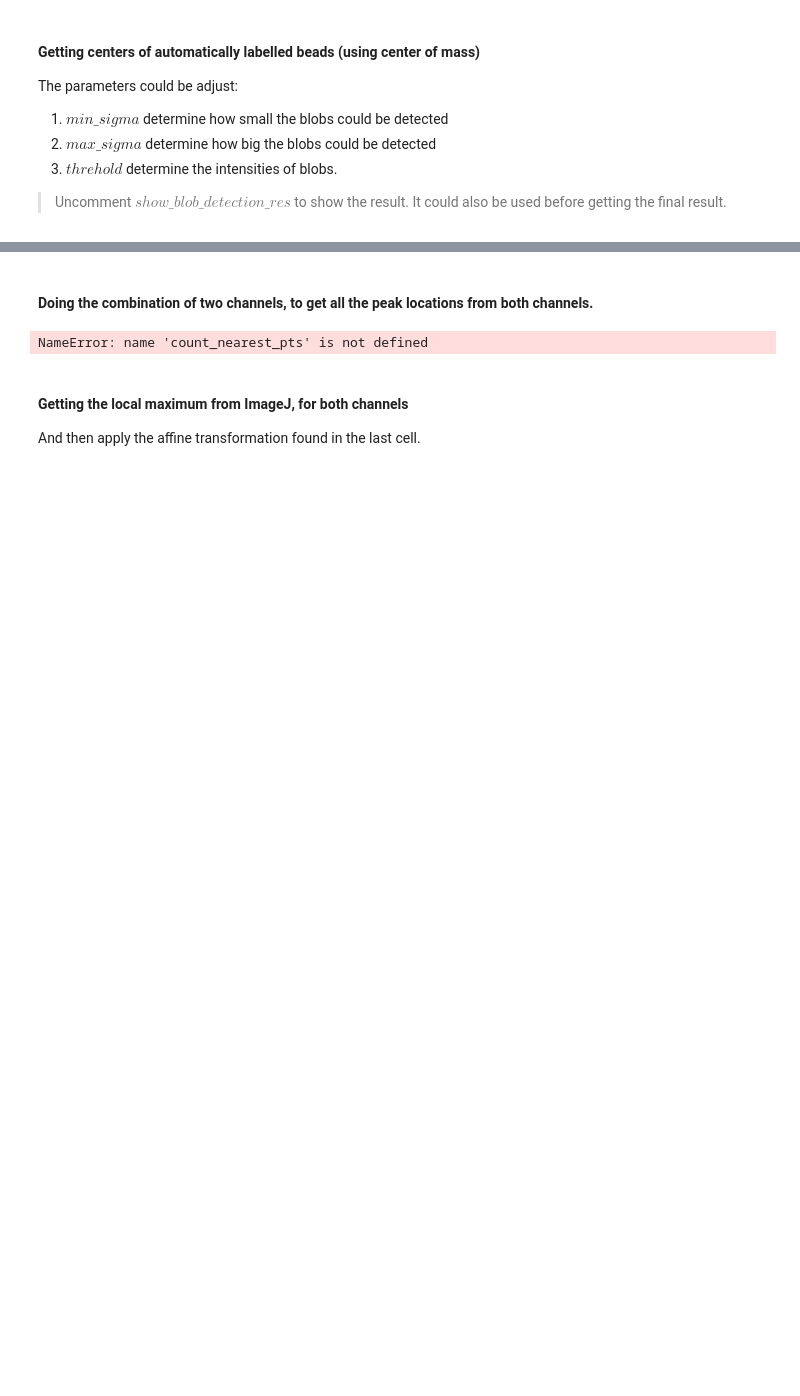
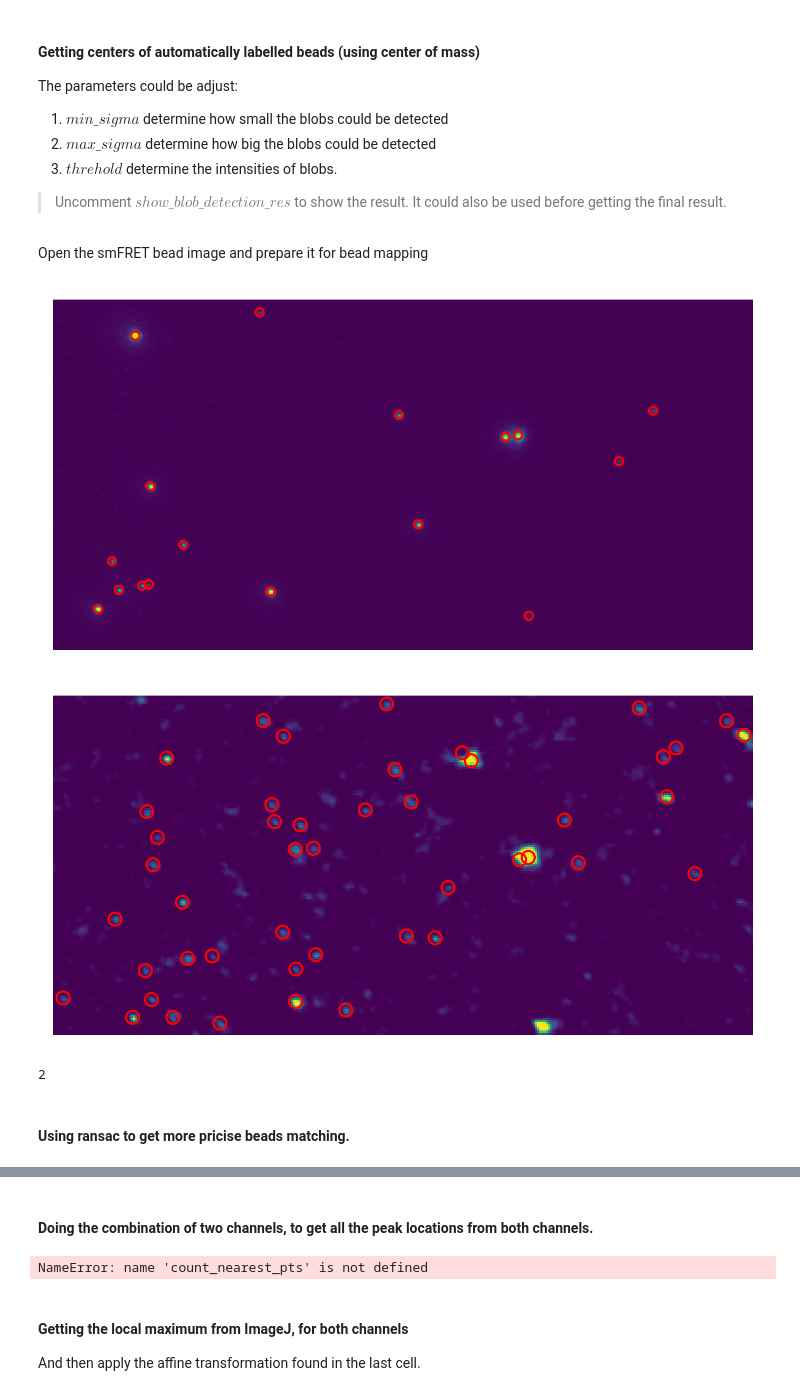
Before and after one commit to deindllab/MUSCLE, a Jupyter notebook: JupyterNotebooks/pipeline_first.ipynb, the cells around one changed output, grey strips where cells are left out. Cells and saved outputs as stored; diff of their text form; code cells hidden in the pictures; blank space fills up the shorter version.

```diff
--- a/JupyterNotebooks/pipeline_first.ipynb
+++ b/JupyterNotebooks/pipeline_first.ipynb
@@ -318,40 +311,52 @@ The parameters could be adjust:
 
 
 > Uncomment $show\_blob\_detection\_res$ to show the result. It could also be used before getting the final result.
+# %% [markdown]
+Open the smFRET bead image and prepare it for bead mapping
 # %%
+rb_rad = 10
 path_smbeads = filedialog.askopenfilename(title = "Choose the smFRET bead movie", initialdir = "D:/Experiments/MUSCLE DONUTS/20220824_FC_Nano_Cas9_CCR5/Cas9/green")
 img_beads_sm = io.imread(path_smbeads)
-img_beads_sm = np.mean(img_beads_sm, axis = 0)
-img_beads_sm = img_beads_sm.astype("ushort")
+if len(img_beads_sm.shape) == 3:
+    img_beads_sm = np.mean(img_beads_sm, axis = 0)
+    img_beads_sm = img_beads_sm.astype("ushort")
 rbrad = 10
+img_beads_sm = img_beads_sm[256:,:]
 img_beads_sm = img_beads_sm - si.restoration.rolling_ball(img_beads_sm, radius=rb_rad)
 
+path_seqbeads = filedialog.askopenfilename(title = "Choose the sequencing bead movie", initialdir = "D:/Experiments/MUSCLE DONUTS/20220824_FC_Nano_Cas9_CCR5/")
+
+img_beads_seq = io.imread(path_seqbeads)
+
 movie_centers = blob_detection(
+    img_beads_sm,
+    min_sigma=1,
+    max_sigma=10,
+    threshold=0.01
+)
+
+seq_centers = blob_detection(
+    img_beads_seq,
+    min_sigma=2,
+    max_sigma=50,
+    threshold=0.001,
+    method=1,
+)
+
+show_blob_detection_res(
     img_beads_sm,
     min_sigma=1,
     max_sigma=10,
     threshold=0.01,
 )
 
-seq_centers = blob_detection(
+show_blob_detection_res(
     img_beads_seq,
-    min_sigma=20,
-    max_sigma=500,
+    min_sigma=2,
+    max_sigma=50,
     threshold=0.001,
     method=1,
 )
-
-# show_blob_detection_res(
-#     "/Users/qinhanhou/Desktop/DeindlLab/Git/MUSCLE/ExampleData/Pos246/beads_246_fret_channel.tif",
-#     min_sigma=1,
-#     max_sigma=10,
-#     threshold=0.01,
-# )
-
-# show_blob_detection_res(
-#     "/Users/qinhanhou/Desktop/DeindlLab/Git/MUSCLE/ExampleData/Pos246/min_projection_246.tif",
-#     min_sigma=20,
-#     max_sigma=500,
-#     threshold=0.001,
-#     method=1,
-# )
+# %% [output]
+[figure, added]
+[figure, added]
@@ -357,0 +374,15 @@ seq_centers = blob_detection(
+# %%
+n_matched_beads = seq_centers1.shape[0]
+if n_matched_beads>=16:
+    order = 3
+elif n_matched_beads>=9:
+    order = 2
+elif n_matched_beads>=4:
+    order = 1
+else: order = 0
+# if order = 0: continue
+print(order)
+# %% [output]
+2
+# %% [markdown]
+#### Using ransac to get more pricise beads matching.
```
Also changed, not shown: parts of 22 cells of this notebook, 2 other files.
